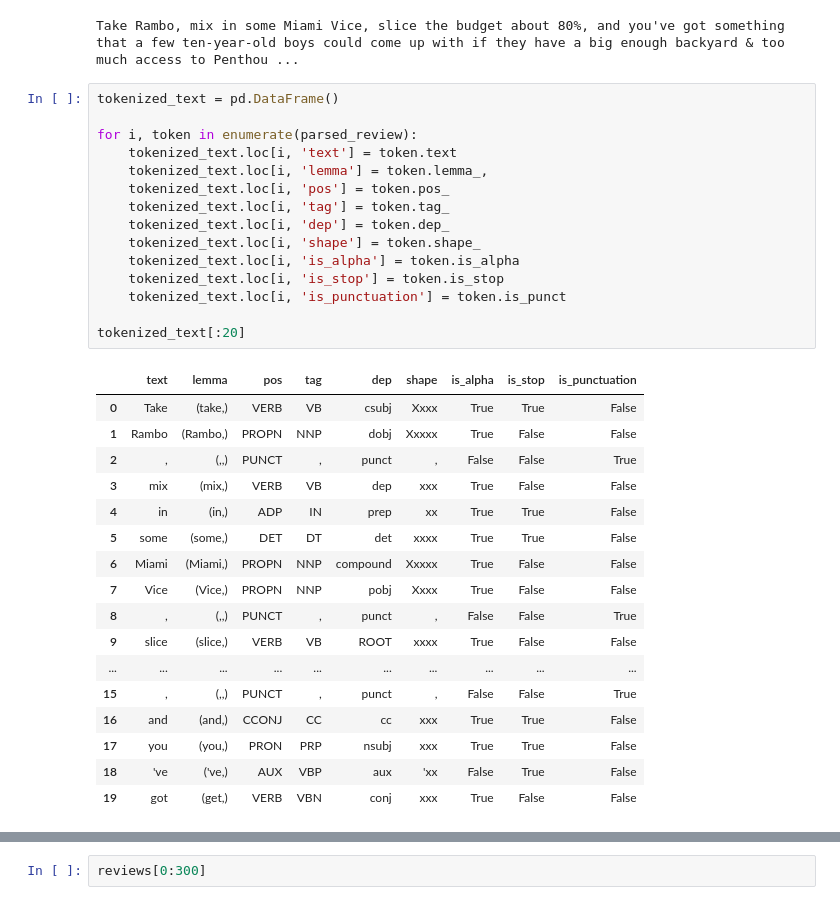
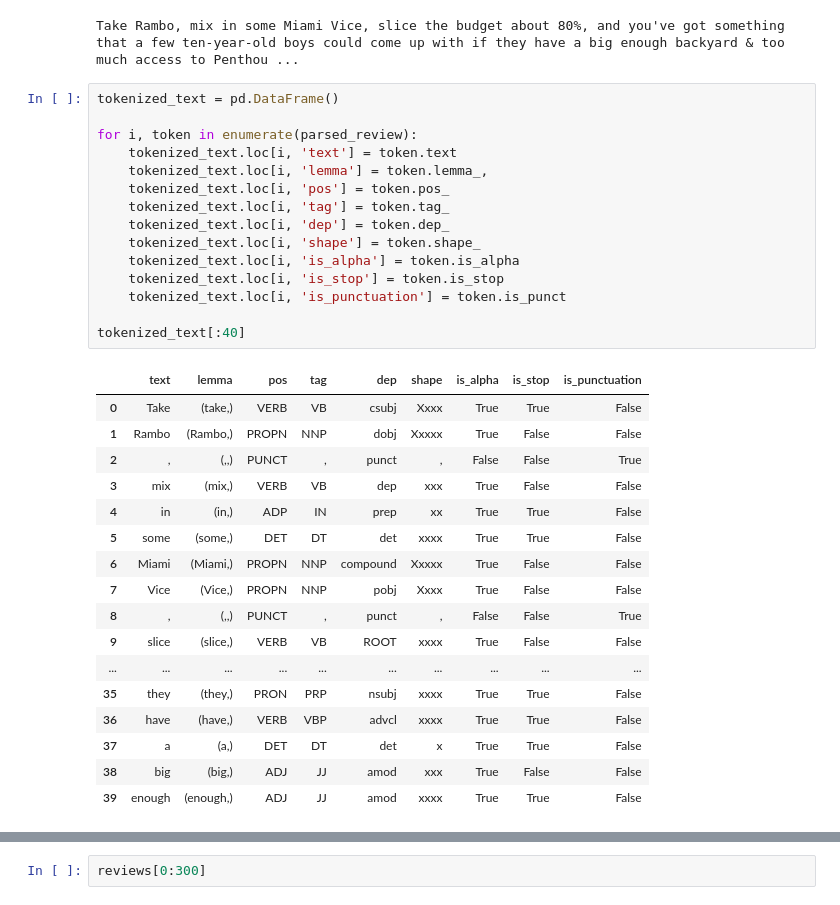
Before and after one commit to arosapinto/KnowingSpacy, a Jupyter notebook: self learning/first attempt.ipynb, the cells around one changed output, grey strips where cells are left out. Cells and saved outputs as stored; diff of their text form.

```diff
--- a/self learning/first attempt.ipynb
+++ b/self learning/first attempt.ipynb
@@ -102,33 +102,33 @@ Take Rambo, mix in some Miami Vice, slice the budget about 80%, and you've got s
 # %%
 tokenized_text = pd.DataFrame()
 
 for i, token in enumerate(parsed_review):
     tokenized_text.loc[i, 'text'] = token.text
     tokenized_text.loc[i, 'lemma'] = token.lemma_,
     tokenized_text.loc[i, 'pos'] = token.pos_
     tokenized_text.loc[i, 'tag'] = token.tag_
     tokenized_text.loc[i, 'dep'] = token.dep_
     tokenized_text.loc[i, 'shape'] = token.shape_
     tokenized_text.loc[i, 'is_alpha'] = token.is_alpha
     tokenized_text.loc[i, 'is_stop'] = token.is_stop
     tokenized_text.loc[i, 'is_punctuation'] = token.is_punct
 
-tokenized_text[:20]
+tokenized_text[:40]
 # %% [output]
 |  | text | lemma | pos | tag | dep | shape | is_alpha | is_stop | is_punctuation |
 | 0 | Take | (take,) | VERB | VB | csubj | Xxxx | True | True | False |
 | 1 | Rambo | (Rambo,) | PROPN | NNP | dobj | Xxxxx | True | False | False |
 | 2 | , | (,,) | PUNCT | , | punct | , | False | False | True |
 | 3 | mix | (mix,) | VERB | VB | dep | xxx | True | False | False |
 | 4 | in | (in,) | ADP | IN | prep | xx | True | True | False |
 | 5 | some | (some,) | DET | DT | det | xxxx | True | True | False |
 | 6 | Miami | (Miami,) | PROPN | NNP | compound | Xxxxx | True | False | False |
 | 7 | Vice | (Vice,) | PROPN | NNP | pobj | Xxxx | True | False | False |
 | 8 | , | (,,) | PUNCT | , | punct | , | False | False | True |
 | 9 | slice | (slice,) | VERB | VB | ROOT | xxxx | True | False | False |
 | ... | ... | ... | ... | ... | ... | ... | ... | ... | ... |
-| 15 | , | (,,) | PUNCT | , | punct | , | False | False | True |
-| 16 | and | (and,) | CCONJ | CC | cc | xxx | True | True | False |
-| 17 | you | (you,) | PRON | PRP | nsubj | xxx | True | True | False |
-| 18 | 've | ('ve,) | AUX | VBP | aux | 'xx | False | True | False |
-| 19 | got | (get,) | VERB | VBN | conj | xxx | True | False | False |
+| 35 | they | (they,) | PRON | PRP | nsubj | xxxx | True | True | False |
+| 36 | have | (have,) | VERB | VBP | advcl | xxxx | True | True | False |
+| 37 | a | (a,) | DET | DT | det | x | True | True | False |
+| 38 | big | (big,) | ADJ | JJ | amod | xxx | True | False | False |
+| 39 | enough | (enough,) | ADJ | JJ | amod | xxxx | True | True | False |
```
Also changed, not shown: parts of 1 cell of this notebook, 4 other files.
